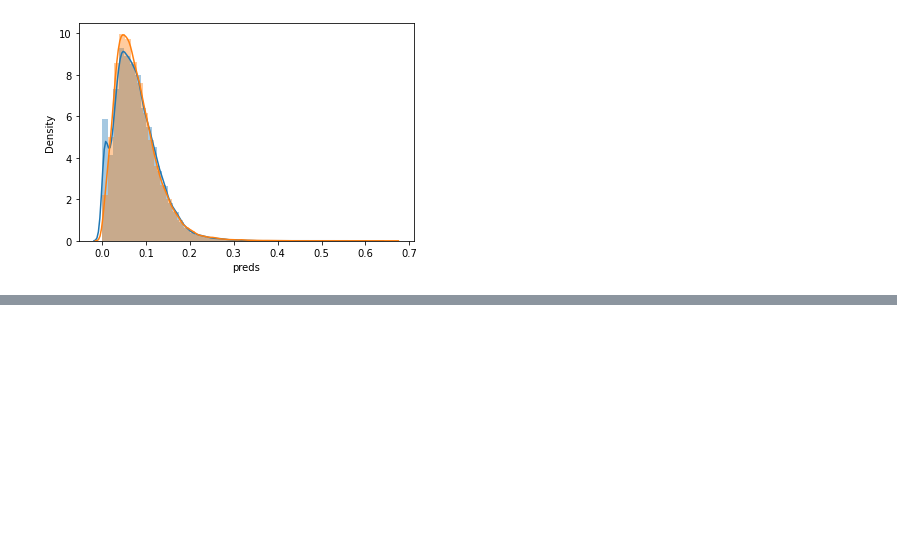
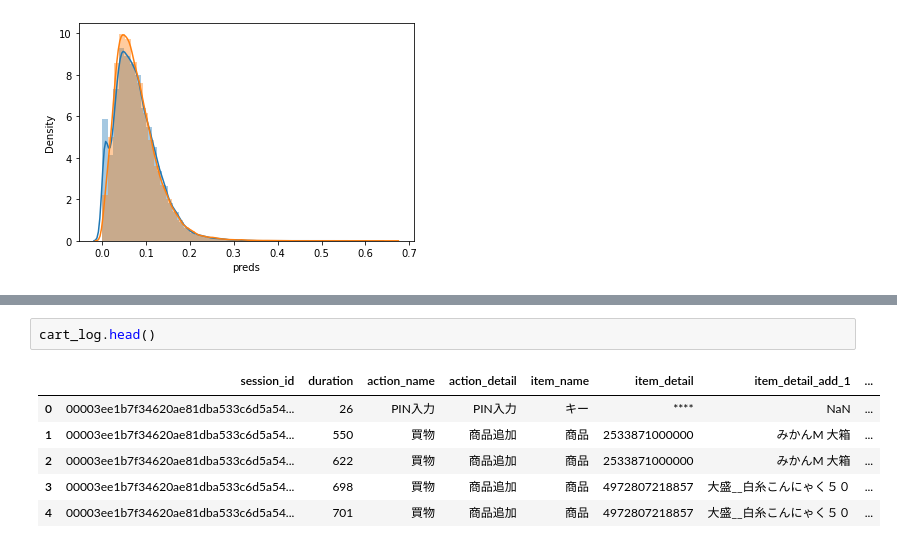
Before and after one commit to tenten0727/atmaCup13, a Jupyter notebook: notebook/006_user_cart_info.ipynb, the cells around one changed output, grey strips where cells are left out. Drawn from its saved outputs; the diff is of its cells as text; blank space fills up the shorter version.

```diff
--- a/notebook/006_user_cart_info.ipynb
+++ b/notebook/006_user_cart_info.ipynb
@@ -101,0 +144,9 @@ plt.savefig('oof_test_distplot.png')
+# %%
+cart_log.head()
+# %% [output]
+|  | session_id | duration | action_name | action_detail | item_name | item_detail | item_detail_add_1 | ... |
+| 0 | 00003ee1b7f34620ae81dba533c6d5a54... | 26 | PIN入力 | PIN入力 | キー | **** | NaN | ... |
+| 1 | 00003ee1b7f34620ae81dba533c6d5a54... | 550 | 買物 | 商品追加 | 商品 | 2533871000000 | みかんM 大箱 | ... |
+| 2 | 00003ee1b7f34620ae81dba533c6d5a54... | 622 | 買物 | 商品追加 | 商品 | 2533871000000 | みかんM 大箱 | ... |
+| 3 | 00003ee1b7f34620ae81dba533c6d5a54... | 698 | 買物 | 商品追加 | 商品 | 4972807218857 | 大盛__白糸こんにゃく５０ | ... |
+| 4 | 00003ee1b7f34620ae81dba533c6d5a54... | 701 | 買物 | 商品追加 | 商品 | 4972807218857 | 大盛__白糸こんにゃく５０ | ... |
```
Also changed, not shown: parts of 10 cells of this notebook, 6 other files.
